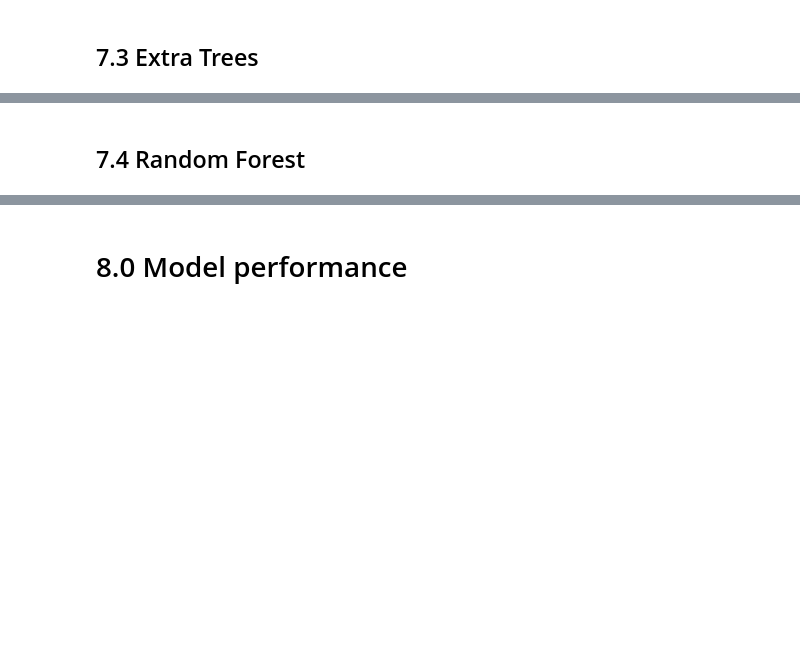
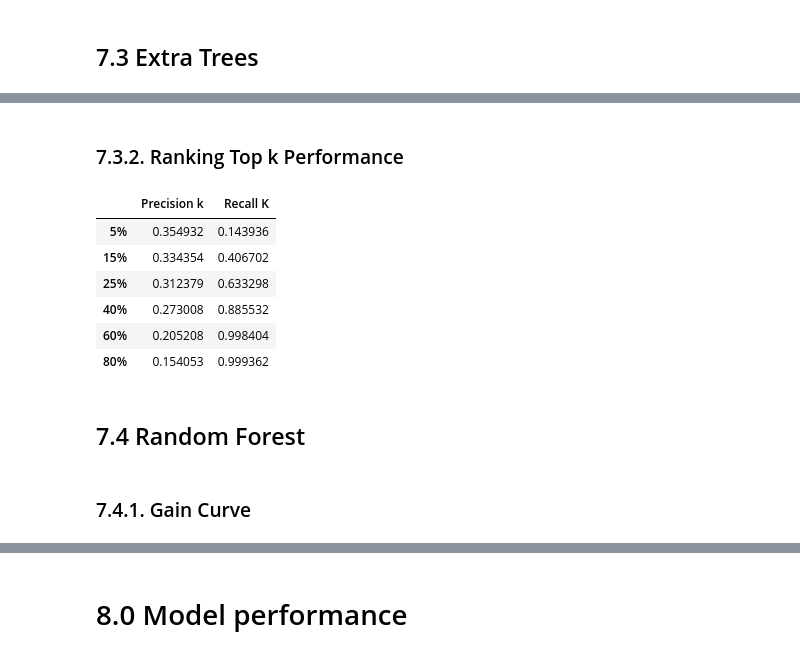
Before and after one commit to LucasAsilveira/PA04-Health-Insurance-Cross-Sell, a Jupyter notebook: Project_Health_Insurance.ipynb, the cells around one changed output, grey strips where cells are left out. Cells and saved outputs as stored; diff of their text form; code cells hidden in the pictures; blank space fills up the shorter version.

```diff
--- a/Project_Health_Insurance.ipynb
+++ b/Project_Health_Insurance.ipynb
@@ -690,5 +758,56 @@ skplt.metrics.plot_lift_curve( y_val, yhat_et ).figure.set_size_inches(12, 8);
+# %% [markdown]
+### 7.3.2. Ranking Top k Performance
+# %%
+ # copy dataframe
+dfet = x_validation.copy()
+dfet['response'] = y_validation.copy()
+
+# propensity score
+dfet['score'] = yhat_et[:, 1].tolist()
+
+# sort clients by propensity score
+dfet = dfet.sort_values( 'score', ascending=False )
+
+#Compute precision at k
+precision_at_et_5percent, data =  precision_at_k( dfet, k=round(len(df7) * 0.05) )
+precision_at_et_15percent, data = precision_at_k( dfet, k=round(len(df7) * 0.15) )
+precision_at_et_25percent, data = precision_at_k( dfet, k=round(len(df7) * 0.25) )
+precision_at_et_40percent, data = precision_at_k( dfet, k=round(len(df7) * 0.40) )
+precision_at_et_60percent, data = precision_at_k( dfet, k=round(len(df7) * 0.60) )
+precision_at_et_80percent, data = precision_at_k( dfet, k=round(len(df7) * 0.80) )
+
+#precision k table
+precision_at_et = [precision_at_et_5percent, precision_at_et_15percent, precision_at_et_25percent,
+                   precision_at_et_40percent, precision_at_et_60percent, precision_at_et_80percent]
+
+percent_k ={0: '5%', 1: '15%', 2: '25%', 3: '40%', 4: '60%', 5: '80%'}
+
+#Compute recall at k
+recall_5percent,  data = recall_at_k( dfet, k=round(len(df7) * 0.05) )
+recall_15percent, data = recall_at_k( dfet, k=round(len(df7) * 0.15) )
+recall_25percent, data = recall_at_k( dfet, k=round(len(df7) * 0.25) )
+recall_40percent, data = recall_at_k( dfet, k=round(len(df7) * 0.40) )
+recall_60percent, data = recall_at_k( dfet, k=round(len(df7) * 0.60) )
+recall_80percent, data = recall_at_k( dfet, k=round(len(df7) * 0.80) )
+
+#recall k table
+recall_et = [recall_5percent, recall_15percent, recall_25percent,
+                   recall_40percent, recall_60percent, recall_80percent]
+
+df_et_rank_k = pd.DataFrame({'Precision k': precision_at_et, 'Recall K': recall_et }).rename(index = percent_k)
+df_et_rank_k
+# %% [output]
+|  | Precision k | Recall K |
+| 5% | 0.354932 | 0.143936 |
+| 15% | 0.334354 | 0.406702 |
+| 25% | 0.312379 | 0.633298 |
+| 40% | 0.273008 | 0.885532 |
+| 60% | 0.205208 | 0.998404 |
+| 80% | 0.154053 | 0.999362 |
 # %% [markdown]
 ## 7.4 Random Forest
+# %% [markdown]
+### 7.4.1. Gain Curve
 # %%
 #model definition
 rf = en.RandomForestClassifier( n_estimators = 1000, n_jobs=-1, random_state = 42, max_depth = 6 )
```
Also changed, not shown: parts of 25 cells of this notebook.
